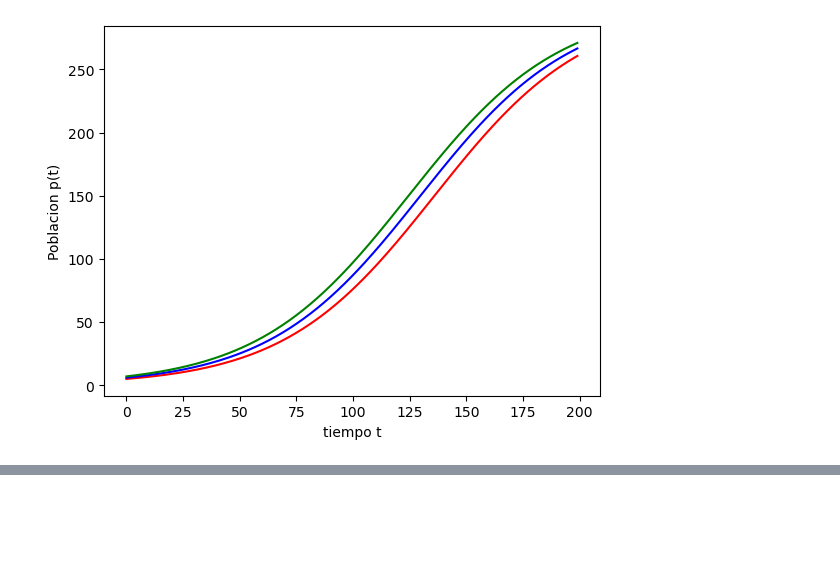
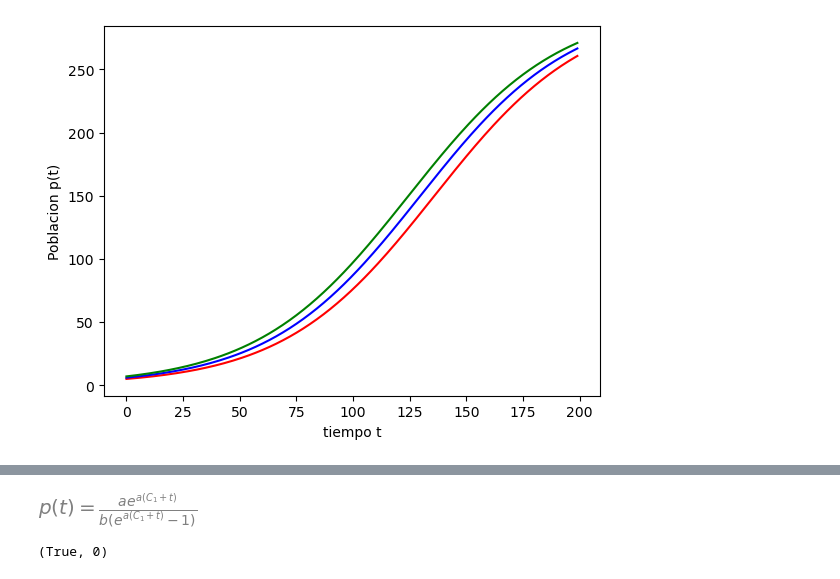
Before and after one commit to JaviMH24/Topicos-de-Ecuaciones-Diferenciales, a Jupyter notebook: Ec_Dif_con_Python.ipynb, the cells around one changed output, grey strips where cells are left out. Saved outputs shown, nothing was run; the diff lists cells and outputs as text; code cells hidden in the pictures; blank space fills up the shorter version.

```diff
--- a/Ec_Dif_con_Python.ipynb
+++ b/Ec_Dif_con_Python.ipynb
@@ -71,0 +87,13 @@ plt.show() #Mostrar la grafica
+# %%
+#Con el siguiente comando podemos verificar si la solución obtenida
+#satisface la ED
+sol=sp.dsolve(ode,p(t))
+sol
+# %% [output]
+[figure, added]
+# %%
+#Si es verdadero el valor entonces nos arroja true
+#  si no lo es arroja false
+sp.checkodesol(ode,sol)
+# %% [output]
+(True, 0)
```
Also changed, not shown: parts of 2 cells of this notebook.
